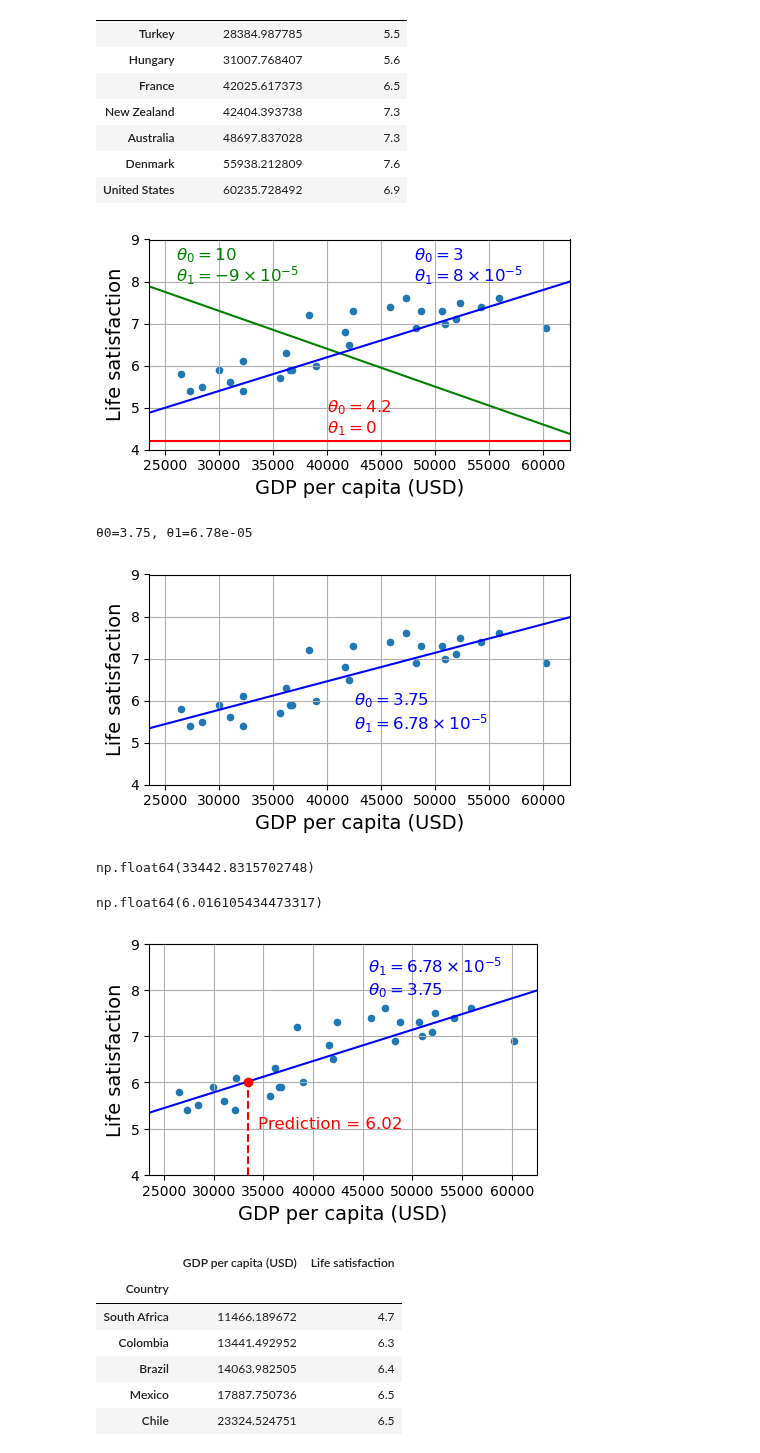
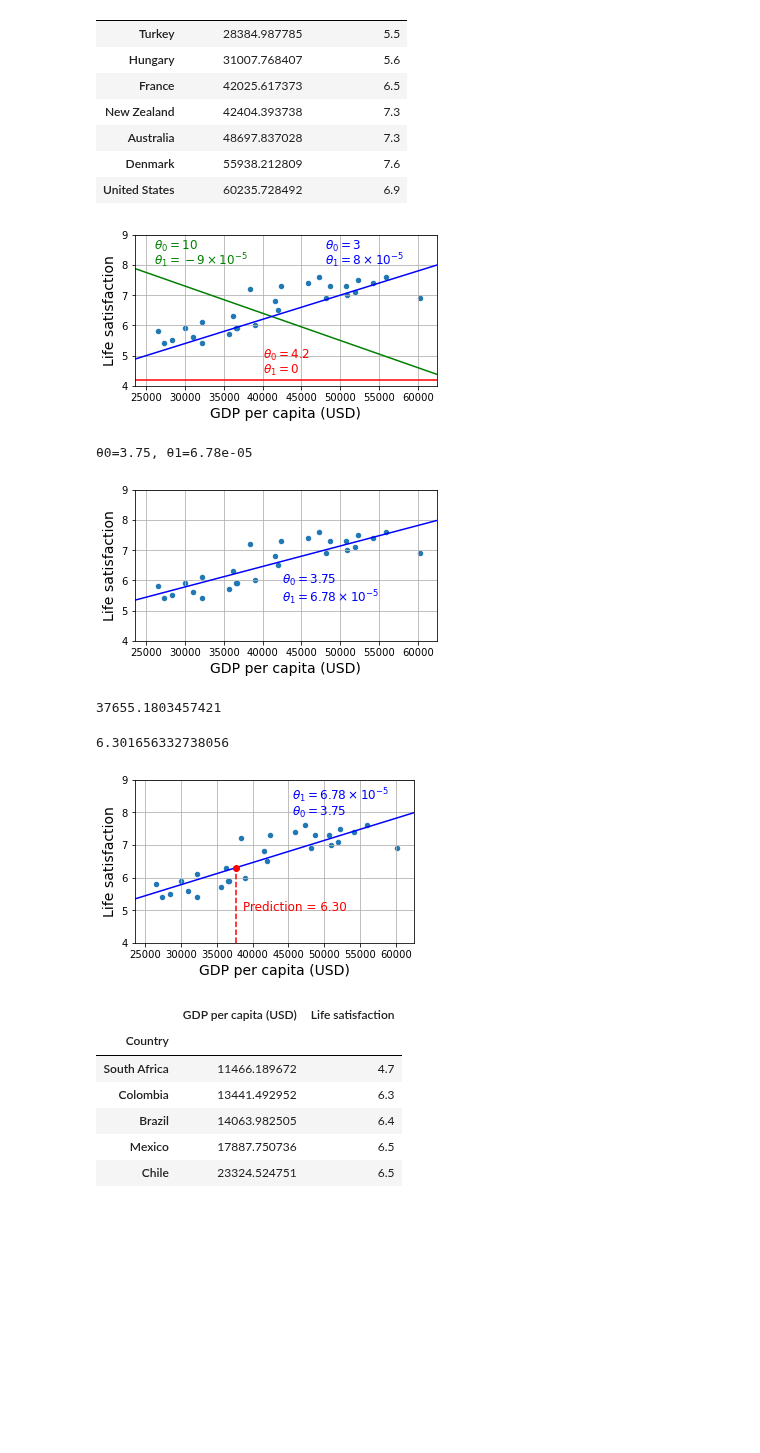
Before and after one commit to pjmcswee/IST707-Notebooks, a Jupyter notebook: week1/01_the_machine_learning_landscape.ipynb, the cells around one changed output. Drawn from its saved outputs; the diff is of its cells as text; code cells hidden in the pictures; blank space fills up the shorter version.

```diff
--- a/week1/01_the_machine_learning_landscape.ipynb
+++ b/week1/01_the_machine_learning_landscape.ipynb
@@ -305,9 +291,10 @@ plt.text(48_000, 8.0, fr"$\theta_1 = {w2} \times 10^{{-5}}$", color="b")
 
 plt.axis([min_gdp, max_gdp, min_life_sat, max_life_sat])
 
+save_fig('tweaking_model_params_plot')
 plt.show()
 # %% [output]
-[figure, old version]
+[figure, new version]
 # %%
 from sklearn import linear_model
 
@@ -317,7 +304,7 @@ y_sample = country_stats[[lifesat_col]].values
 lin1 = linear_model.LinearRegression()
 lin1.fit(X_sample, y_sample)
 
-t0, t1 = lin1.intercept_[0], lin1.coef_[0][0]
+t0, t1 = lin1.intercept_[0], lin1.coef_.ravel()[0]
 print(f"θ0={t0:.2f}, θ1={t1:.2e}")
 # %% [output]
 θ0=3.75, θ1=6.78e-05
@@ -335,45 +322,43 @@ plt.text(max_gdp - 20_000, min_life_sat + 1.3,
 
 plt.axis([min_gdp, max_gdp, min_life_sat, max_life_sat])
 
+save_fig('best_fit_model_plot')
 plt.show()
 # %% [output]
-[figure, old version]
+[figure, new version]
 # %%
-puerto_rico_gdp_per_capita = gdp_per_capita[gdppc_col].loc["Puerto Rico"]
-puerto_rico_gdp_per_capita
+cyprus_gdp_per_capita = gdp_per_capita[gdppc_col].loc["Cyprus"]
+cyprus_gdp_per_capita
 # %% [output]
-np.float64(33442.8315702748)
+37655.1803457421
 # %%
-puerto_rico_predicted_life_satisfaction = lin1.predict(
-    [[puerto_rico_gdp_per_capita]])[0, 0]
-puerto_rico_predicted_life_satisfaction
+cyprus_predicted_life_satisfaction = lin1.predict([[cyprus_gdp_per_capita]])[0, 0]
+cyprus_predicted_life_satisfaction
 # %% [output]
-np.float64(6.016105434473317)
+6.301656332738056
 # %%
 country_stats.plot(kind='scatter', figsize=(5, 3), grid=True,
                    x=gdppc_col, y=lifesat_col)
 
 X = np.linspace(min_gdp, max_gdp, 1000)
 plt.plot(X, t0 + t1 * X, "b")
 
 plt.text(min_gdp + 22_000, max_life_sat - 1.1,
          fr"$\theta_0 = {t0:.2f}$", color="b")
 plt.text(min_gdp + 22_000, max_life_sat - 0.6,
          fr"$\theta_1 = {t1 * 1e5:.2f} \times 10^{{-5}}$", color="b")
 
-plt.plot([puerto_rico_gdp_per_capita, puerto_rico_gdp_per_capita],
-         [min_life_sat, puerto_rico_predicted_life_satisfaction], "r--")
-plt.text(puerto_rico_gdp_per_capita + 1000, 5.0,
-         fr"Prediction = {puerto_rico_predicted_life_satisfaction:.2f}",
-         color="r")
-plt.plot(puerto_rico_gdp_per_capita, puerto_rico_predicted_life_satisfaction,
-         "ro")
+plt.plot([cyprus_gdp_per_capita, cyprus_gdp_per_capita],
+         [min_life_sat, cyprus_predicted_life_satisfaction], "r--")
+plt.text(cyprus_gdp_per_capita + 1000, 5.0,
+         fr"Prediction = {cyprus_predicted_life_satisfaction:.2f}", color="r")
+plt.plot(cyprus_gdp_per_capita, cyprus_predicted_life_satisfaction, "ro")
 
 plt.axis([min_gdp, max_gdp, min_life_sat, max_life_sat])
 
 plt.show()
 # %% [output]
-[figure, old version]
+[figure, new version]
 # %%
 missing_data = full_country_stats[(full_country_stats[gdppc_col] < min_gdp) |
                                   (full_country_stats[gdppc_col] > max_gdp)]
```
Also changed, not shown: parts of 19 cells of this notebook, 7 other files.
